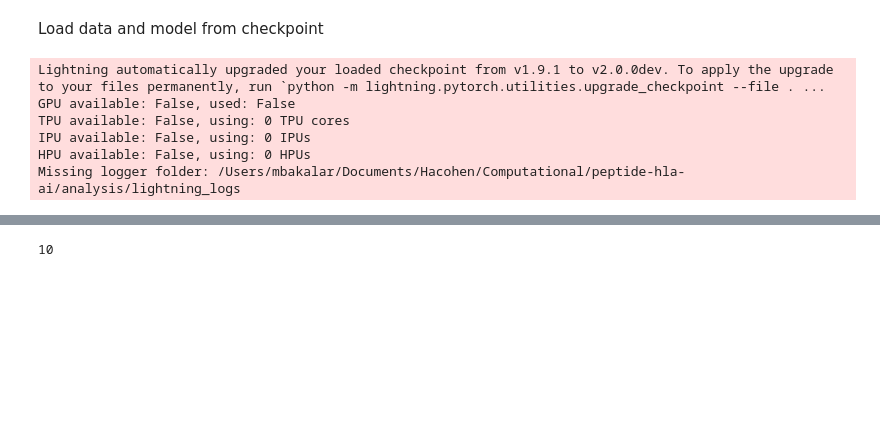
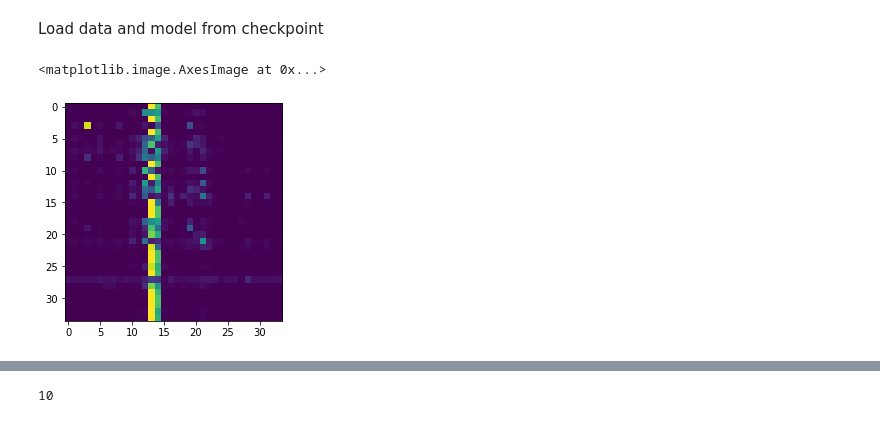
Before and after one commit to mhbakalar/phla-prediction, a Jupyter notebook: analysis/analysis.ipynb, the cells around one changed output, grey strips where cells are left out. Saved outputs shown, nothing was run; the diff lists cells and outputs as text; code cells hidden in the pictures; blank space fills up the shorter version.

Commit message:
Model split_transformer in working order.

```diff
--- a/analysis/analysis.ipynb
+++ b/analysis/analysis.ipynb
@@ -18,35 +21,34 @@ import numpy as np
 # %% [markdown]
 Load data and model from checkpoint
 # %%
-# Configure data
+# Configure data and build data module
 hits_file = '../data/hits_16_9.txt'
 decoys_file = None
 aa_order_file = '../data/amino_acid_ordering.txt'
 allele_sequence_file = '../data/alleles_95_variable.txt'
 
-data = models.datasets.phla.PeptideHLADataModule(
-    hits_file=hits_file,
-    decoys_file=decoys_file,
-    aa_order_file=aa_order_file,
-    allele_sequence_file=allele_sequence_file,
-    decoy_mul=1,
-    train_test_split=1.0,
-    batch_size=64,
-    shuffle=False
+data = models.datasets.phla_data.PeptideHLADataModule(
+            hits_file=hits_file,
+            decoys_file=decoys_file,
+            aa_order_file=aa_order_file,
+            allele_sequence_file=allele_sequence_file,
+            decoy_mul=1,
+            decoy_pool_mul=1,
+            train_test_split=1.0,
+            batch_size=64,
+            predict_mode=False
 )
 data.prepare_data()
 
 # Load the model and patch to recover attention outputs
-model = models.modules.transformer.PeptideHLATransformer.load_from_checkpoint("../logs/hits_16/epoch=9-step=6260.ckpt")
-attn_outputs = attention.patch_attention(model)
+model = models.modules.split_transformer.PeptideHLATransformer.load_from_checkpoint(
+    glob.glob()"../logs/hits_95/lightning_logs/heads_25_layers_1/*.ckpt")[0]
+)
+attn_outputs = {}
+for i, key in enumerate(model.transformers):
+    item = model.transformers[key]
+    attn_outputs[key] = attention.patch_attention(item.modules())
 
 # Run predictions
 trainer = L.Trainer()
 predictions = trainer.predict(model, datamodule=data)
-# %% [output]
-Lightning automatically upgraded your loaded checkpoint from v1.9.1 to v2.0.0dev. To apply the upgrade to your files permanently, run `python -m lightning.pytorch.utilities.upgrade_checkpoint --file . ...
-GPU available: False, used: False
-TPU available: False, using: 0 TPU cores
-IPU available: False, using: 0 IPUs
-HPU available: False, using: 0 HPUs
-Missing logger folder: /Users/mbakalar/Documents/Hacohen/Computational/peptide-hla-ai/analysis/lightning_logs
@@ -52,0 +58,7 @@ Missing logger folder: /Users/mbakalar/Documents/Hacohen/Computational/peptide-h
+# %%
+batch = 100
+attn_map = attn_outputs['hla_transformer_encoder'][0].outputs[batch]
+plt.imshow(attn_map.mean(axis=0)[3,:,:])
+# %% [output]
+<matplotlib.image.AxesImage at 0x...>
+[figure, added]
```
Also changed, not shown: parts of 4 cells of this notebook, 20 other files.
